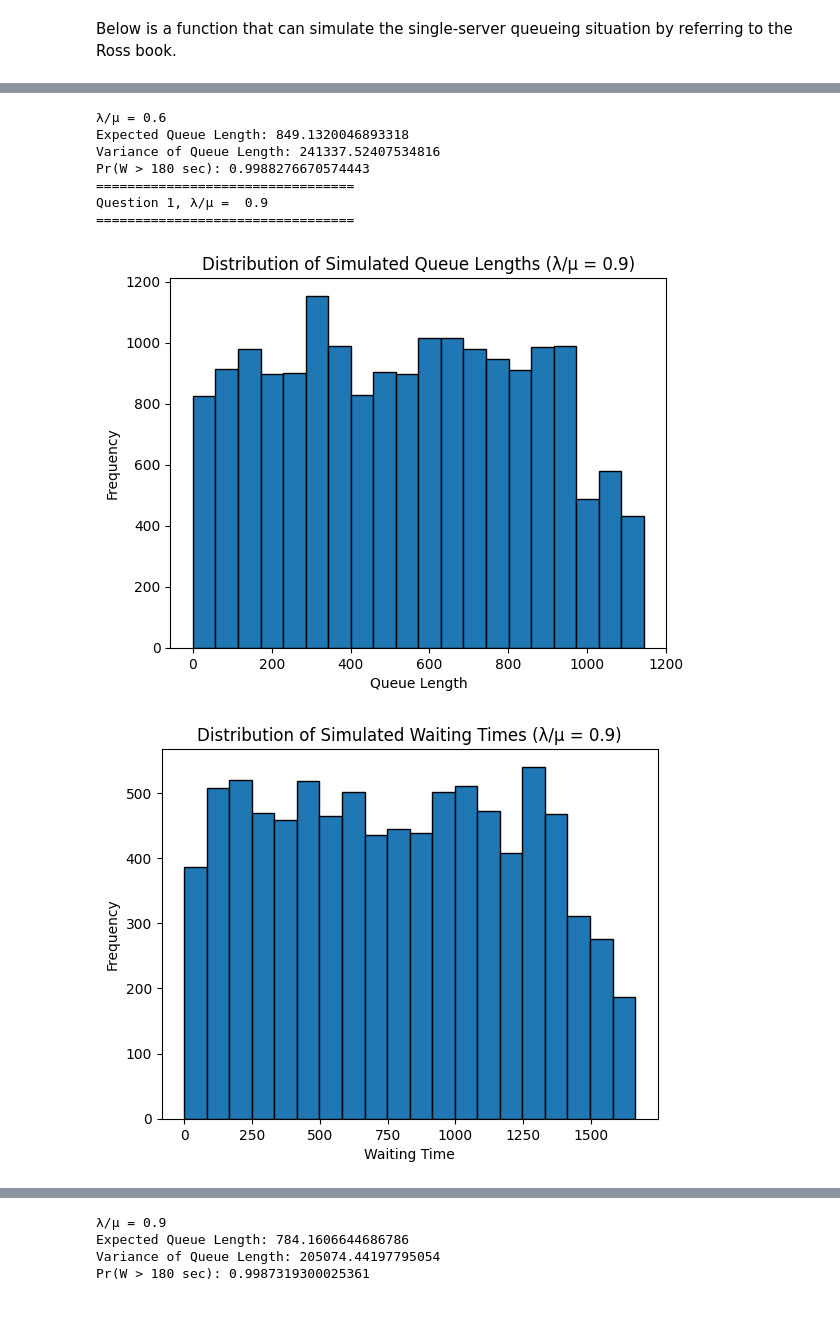
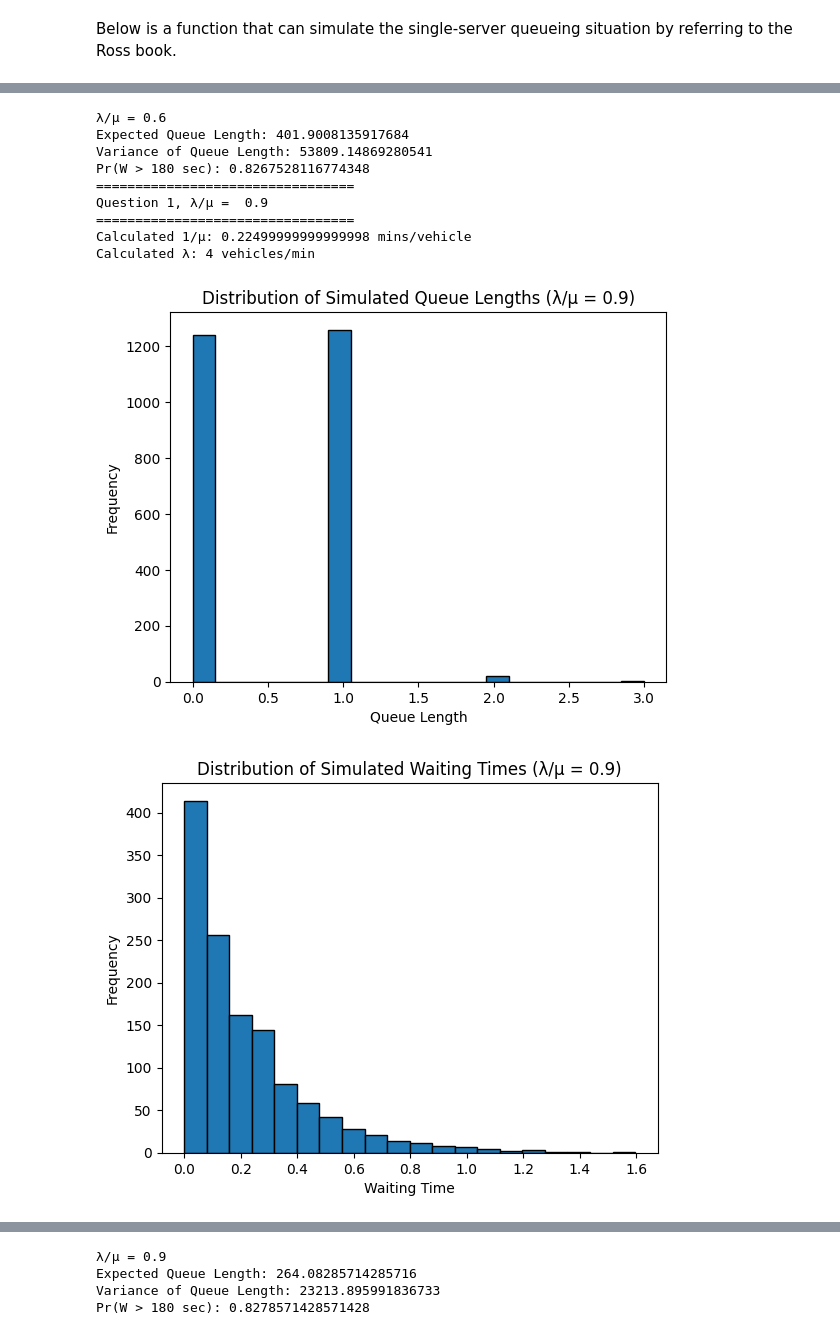
Before and after one commit to Ssactl/AH2174_HT23_Traffic-Simulation-Modelling-and-Applications, a Jupyter notebook: AH2174_2023_project1_section1.ipynb, the cells around one changed output, grey strips where cells are left out. Cells and saved outputs as stored; diff of their text form; code cells hidden in the pictures.

```diff
--- a/AH2174_2023_project1_section1.ipynb
+++ b/AH2174_2023_project1_section1.ipynb
@@ -166,22 +152,13 @@ Then we write a function that can run a large number of simulation for tring dif
 # %%
-import numpy as np
-import matplotlib.pyplot as plt
-
-def run_simulation(question_num,num_runs,simulation_time,random_variable_size,arrival_rate,lambda_over_mu,question,constant_service_time=90):
-  service_rate = arrival_rate / lambda_over_mu
-  arrival_time_random_variable = generate_arrival_time_random_variable(arrival_rate, random_variable_size)
-  if question_num==1:
-    service_time_random_variable = generate_service_time_random_variable(service_rate, random_variable_size)
-  else:
-    service_time_random_variable = np.full(random_variable_size, constant_service_time)
-
+def run_simulation(question_num, num_runs, simulation_time, interarrival_rate, lambda_over_mu, constant_service_time=None):
+  service_rate = interarrival_rate / lambda_over_mu
 
   # Perform a large number of simulation runs
   queue_lengths = []
   waiting_times = []
 
   for _ in range(num_runs):
-    result = single_server_queue_simulation(simulation_time, arrival_time_random_variable, service_time_random_variable)
+    result = single_server_queue_simulation(simulation_time, interarrival_rate, service_rate, constant_service_time)
     queue_lengths.extend(result[3])
     waiting_times.extend([departure - arrival for arrival, departure in zip(result[1], result[2])])
 
@@ -212,27 +199,29 @@ def run_simulation(question_num,num_runs,simulation_time,random_variable_size,ar
 # %%
 # Simulation parameters
-random_variable_size=1000
+# random_variable_size=1000
 simulation_time = 1000 # unit as sec
 lambda_over_mu_list=[0.6,0.9]
-constant_service_time=90
+constant_service_time=30 #units in second
 num_runs=5
 
 for i in lambda_over_mu_list:
   print('=================================')
   print('Question 1, λ/μ = ',i)
   print('=================================')
-  arrival_rate = 0.6  #Arrival rate
-  run_simulation(1,num_runs,simulation_time,random_variable_size,arrival_rate,i,constant_service_time)
+  interarrival_rate = 4  #interarrival rate.
+  print(f'Calculated 1/μ: {1/(interarrival_rate / i)} mins/vehicle')
+  print(f'Calculated λ: {interarrival_rate} vehicles/min')
+  run_simulation(1,num_runs,simulation_time,interarrival_rate,i)
   print('=================================')
   print('Question 2, λ/μ = ',i)
   print('=================================')
   # Calculate μ (service rate) based on the given constant service time
-  calculated_mu = 1 / (constant_service_time / 60)  # Convert constant_service_time to minutes
-  calculated_lambda = calculated_mu * i
-  print(f'Calculated μ: {calculated_mu} vehicles/min')
-  print(f'Calculated λ: {calculated_lambda} vehicles/min')
+  calculated_mu = 1 / (constant_service_time / 60)  # Convert constant_service_time to mins
+  calculated_interarrival_rate = calculated_mu * i
+  print(f'Calculated 1/μ: {1/calculated_mu} mins/vehicle')
+  print(f'Calculated λ: {calculated_interarrival_rate} vehicles/min')
   print('=================================')
-  run_simulation(2,num_runs,simulation_time,random_variable_size,arrival_rate,i,constant_service_time)
+  run_simulation(2,num_runs,simulation_time,calculated_interarrival_rate,i,constant_service_time)
 # %% [output]
 =================================
 Question 1, λ/μ =  0.6
@@ -254,10 +245,12 @@ Calculated λ: 0.39999999999999997 vehicles/min
 λ/μ = 0.6
-Expected Queue Length: 849.1320046893318
-Variance of Queue Length: 241337.52407534816
-Pr(W > 180 sec): 0.9988276670574443
+Expected Queue Length: 401.9008135917684
+Variance of Queue Length: 53809.14869280541
+Pr(W > 180 sec): 0.8267528116774348
 =================================
 Question 1, λ/μ =  0.9
 =================================
+Calculated 1/μ: 0.22499999999999998 mins/vehicle
+Calculated λ: 4 vehicles/min
-[figure, old version]
+[figure, new version]
-[figure, old version]
+[figure, new version]
 λ/μ = 0.9
@@ -275,4 +268,4 @@ Calculated λ: 0.6 vehicles/min
 λ/μ = 0.9
-Expected Queue Length: 784.1606644686786
-Variance of Queue Length: 205074.44197795054
-Pr(W > 180 sec): 0.9987319300025361
+Expected Queue Length: 264.08285714285716
+Variance of Queue Length: 23213.895991836733
+Pr(W > 180 sec): 0.8278571428571428
```
Also changed, not shown: parts of 8 cells of this notebook.
